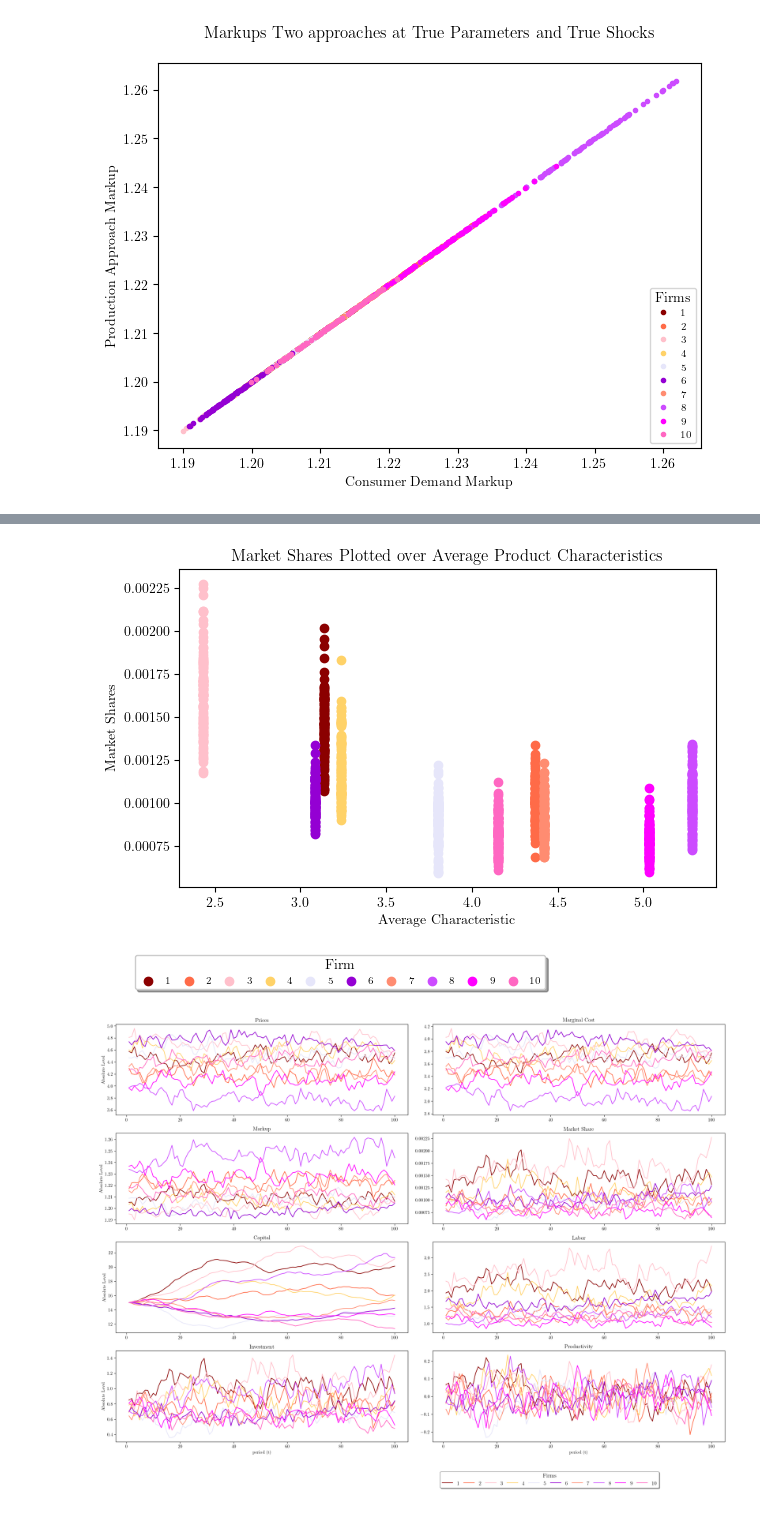
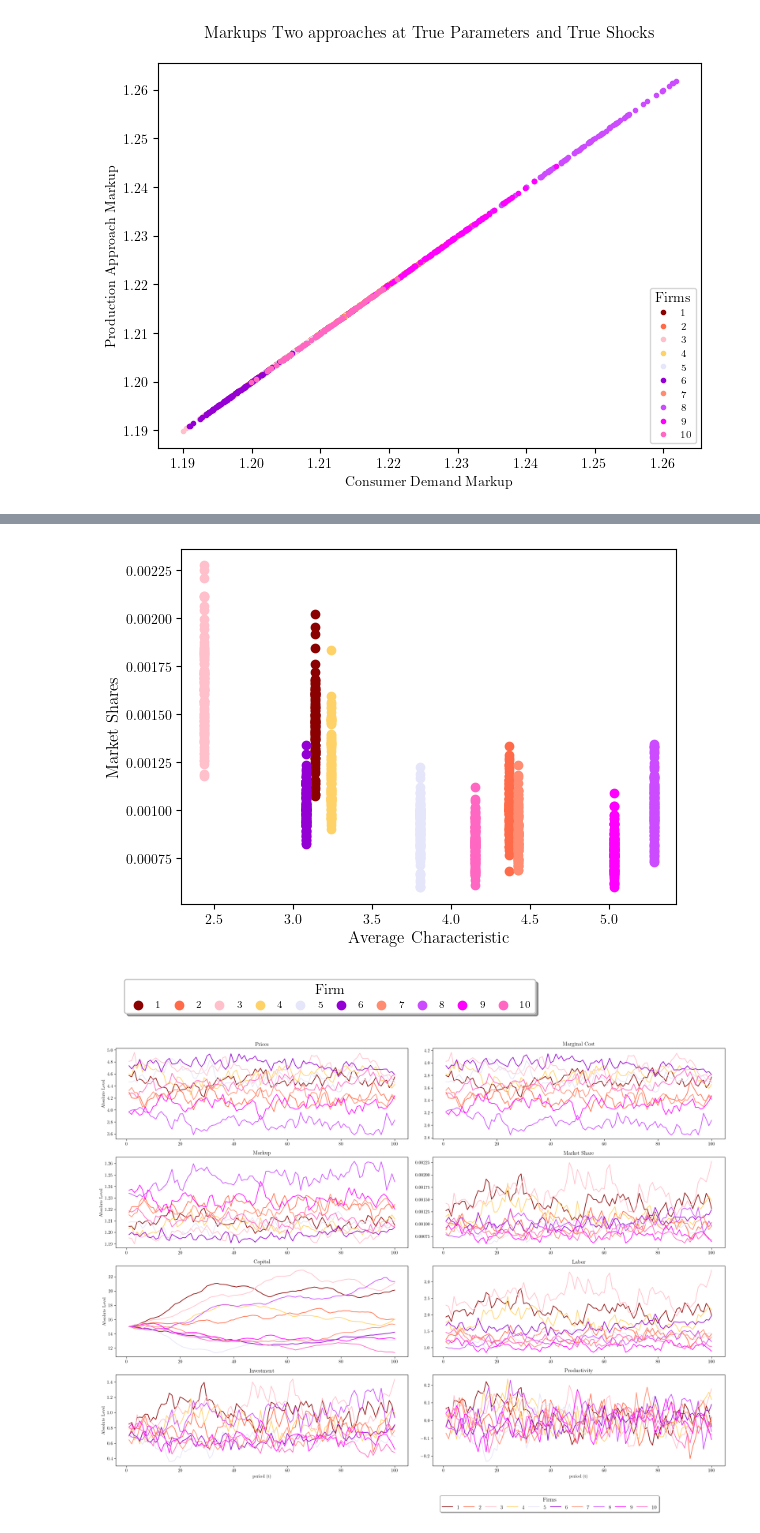
Before and after one commit to anuscabc/markdown_estimation, a Jupyter notebook: plots/plot_single_run_integrated.ipynb, the cells around one changed output, grey strips where cells are left out. Drawn from its saved outputs; the diff is of its cells as text; code cells hidden in the pictures.

```diff
--- a/plots/plot_single_run_integrated.ipynb
+++ b/plots/plot_single_run_integrated.ipynb
@@ -114,33 +117,37 @@ plt.show()
 # %%
 
 # Group the dataframe by firm_ids
 grouped_df_2 = df.groupby('firm_ids')
+
+
+
+plt.figure(figsize = (6, 5))
 
 # Create a scatter plot and assign colors based on firm_ids
 for firm_id, color in zip(grouped_df_2.groups.keys(), colors):
     group = grouped_df_2.get_group(firm_id)
     plt.scatter(group.average_car, group.shares, c=color, label=firm_id)
 
 # Set labels and show the plot
-plt.title('Market Shares Plotted over Average Product Characteristics')
-plt.xlabel('Average Characteristic')
-plt.ylabel('Market Shares')
+# plt.title('Market Shares Plotted over Average Product Characteristics')
+plt.xlabel('Average Characteristic', fontsize=12)
+plt.ylabel('Market Shares', fontsize=12)
 plt.legend(
            fontsize='7',
            loc="upper center",
            bbox_to_anchor=(0.3, -0.2),
            fancybox=True,
            shadow=True,
            ncol=10,
            columnspacing=0.8,
            title='Firm'
 )
 
 plt.tight_layout()
 plt.savefig('avg_char_share.pdf')
 plt.show()
 # %% [output]
-[figure, old version]
+[figure, new version]
 # %%
 import matplotlib.pyplot as plt
 import random
```
Also changed, not shown: parts of 3 cells of this notebook, 16 other files.
